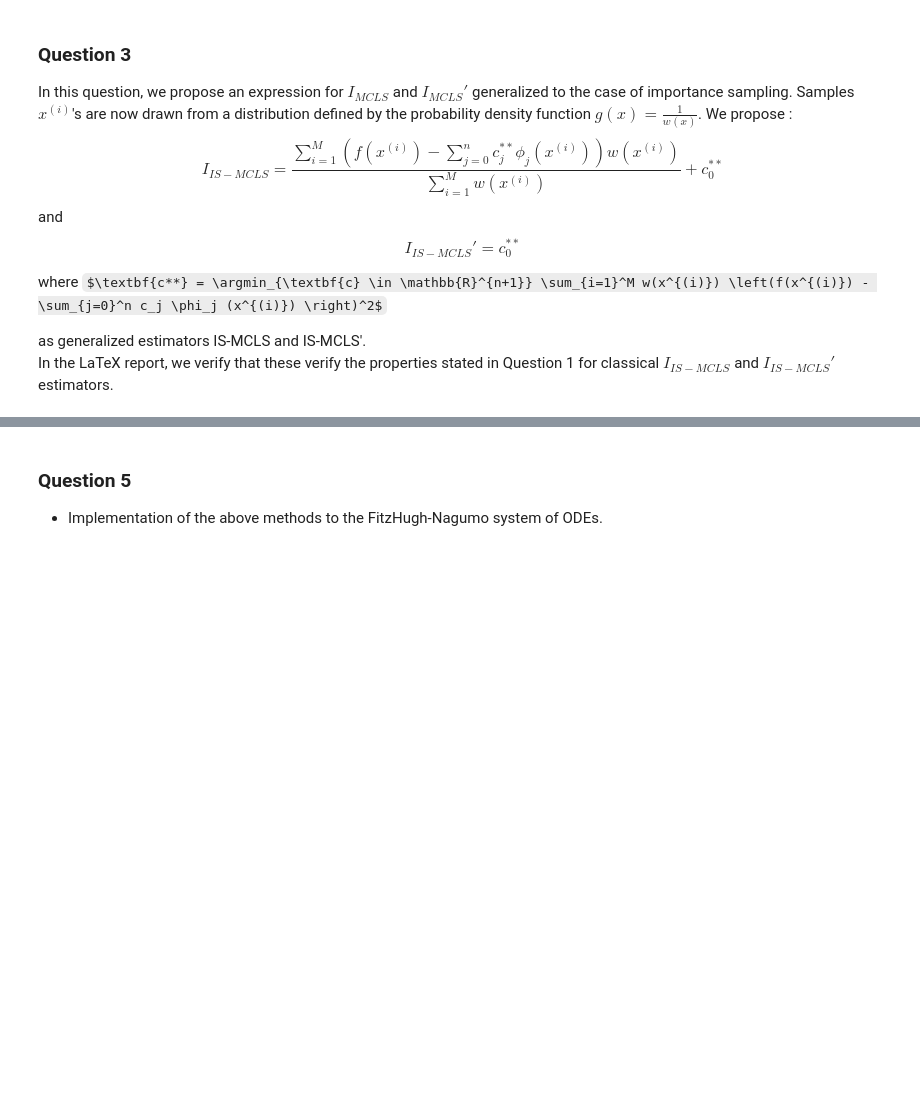
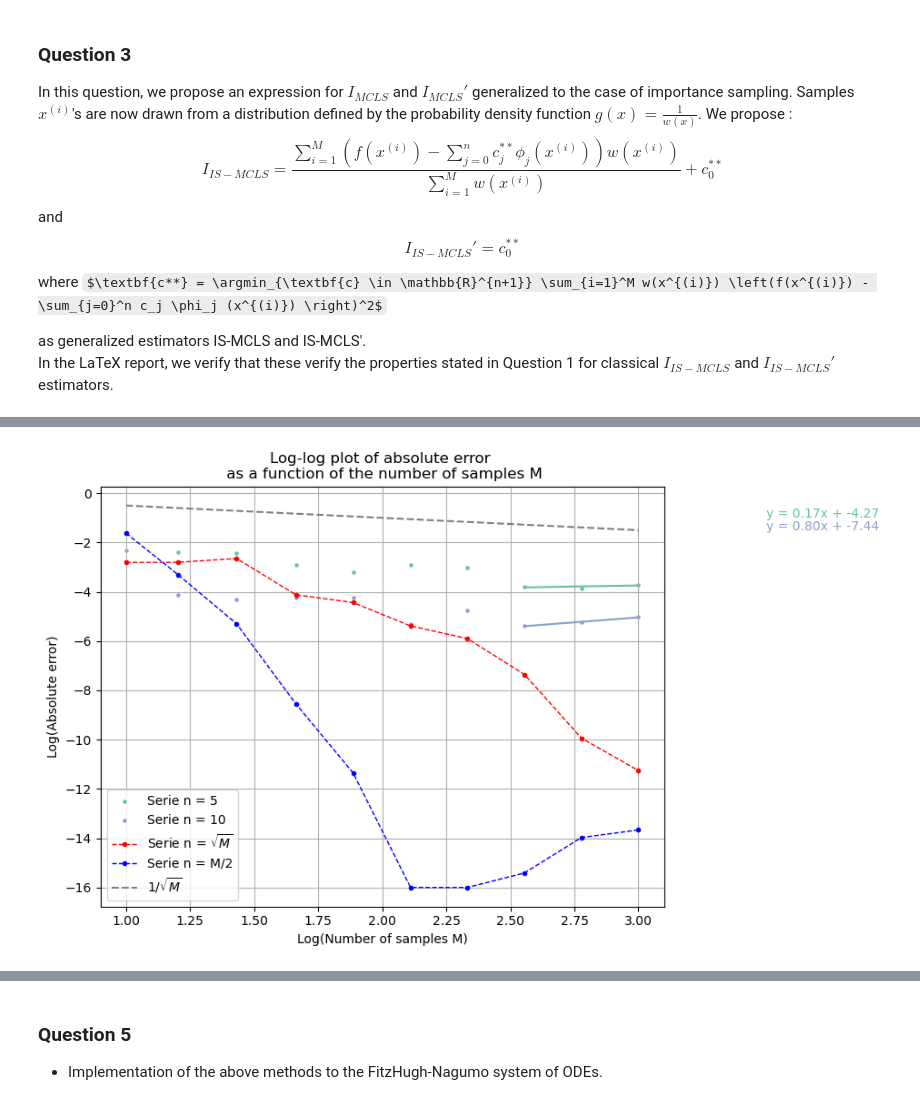
Before and after one commit to FraBet29/stochastic-simulation-project, a Jupyter notebook: notebook.ipynb, the cells around one changed output, grey strips where cells are left out. Drawn from its saved outputs; the diff is of its cells as text; code cells hidden in the pictures; some formulas as TeX source; blank space fills up the shorter version.

Commit message:
Implementing ISMCLS estimator

```diff
--- a/notebook.ipynb
+++ b/notebook.ipynb
@@ -178,0 +194,34 @@ visualize_cdf_from_samples(H_samples)
+# %%
+ref_value = (1/5) * np.arctan(5)
+N = 10
+nb_samples = np.logspace(np.log10(10), np.log10(10000), num=N, dtype=int) # evenly spaced values on a logarithmic scale
+
+trials_n = [5, 10, 20, -1, -2]
+nb_trials_n = len(trials_n)
+
+# MCLS estimators
+ISMCLS_estims = [-1 * np.ones(N) for _ in range(nb_trials_n)]
+ISMCLS_prime_estims = [-1 * np.ones(N) for _ in range(nb_trials_n)]
+
+# condition number of the Vandermonde matrix
+ISMCLS_cond = [-1 * np.ones(N) for _ in range(nb_trials_n)]
+ISMCLS_prime_cond = [-1 * np.ones(N) for _ in range(nb_trials_n)]
+
+for M in range(N):
+    for i in range(nb_trials_n):
+        n = trials_n[i]
+
+        if n == -1:
+            n = np.ceil(np.sqrt(nb_samples[M])).astype(int)
+            if nb_samples[M] > 5000: # too computationally expensive
+                break
+        if n == -2:
+            n = np.ceil((nb_samples[M])/2).astype(int)
+            if nb_samples[M] > 5000: # too computationally expensive
+                break
+
+        if n < nb_samples[M]:
+            unif_samps = np.random.uniform(0, 1, nb_samples[M])
+            H_samples1 = sample_from_h(nb_samples[M], 1000000, 10)
+            H_samples2 = sample_from_h(nb_samples[M], 1000000, 10)
+            ISMCLS_estims[i][M], ISMCLS_cond[i][M] = IS_MCLS(H_samples1, H_samples2, f, n)
@@ -178,0 +246,5 @@ visualize_cdf_from_samples(H_samples)
+# %%
+# plot log-log graph to see order of the error
+multiple_loglog_graph(nb_samples, ISMCLS_estims, ref_value, trials_n)
+# %% [output]
+[figure, added]
```
Also changed, not shown: parts of 18 cells of this notebook, 3 other files.
